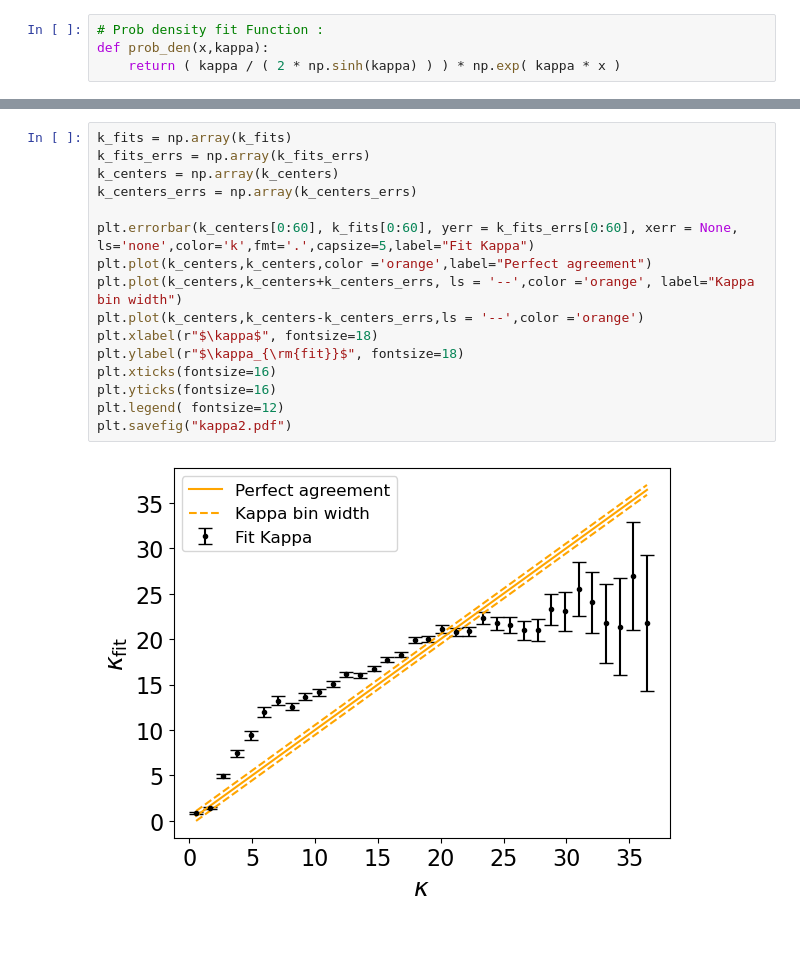
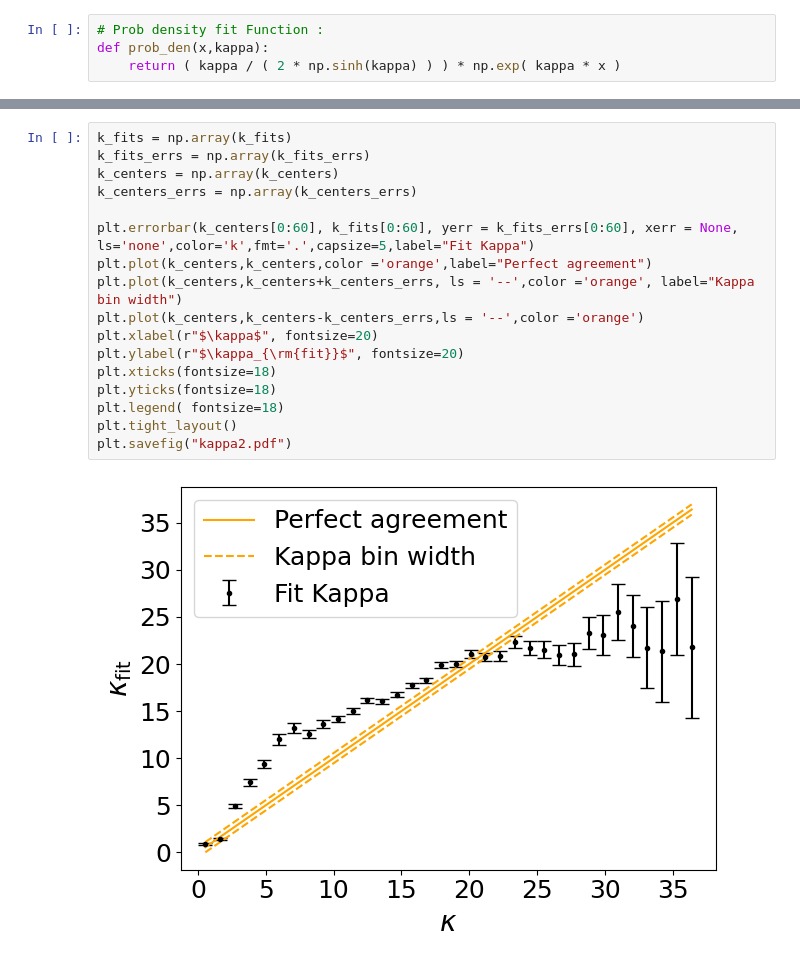
Before and after one commit to mghrear/3D_Heteroscedastic_Convnet, a Jupyter notebook: test_kappa.ipynb, the cells around one changed output, grey strips where cells are left out. Drawn from its saved outputs; the diff is of its cells as text; blank space fills up the shorter version.

```diff
--- a/test_kappa.ipynb
+++ b/test_kappa.ipynb
@@ -248,18 +249,19 @@ center value:  36.41214053004282 +/- 0.5434483421663749
 # %%
 k_fits = np.array(k_fits)
 k_fits_errs = np.array(k_fits_errs)
 k_centers = np.array(k_centers)
 k_centers_errs = np.array(k_centers_errs)
 
 plt.errorbar(k_centers[0:60], k_fits[0:60], yerr = k_fits_errs[0:60], xerr = None, ls='none',color='k',fmt='.',capsize=5,label="Fit Kappa")
 plt.plot(k_centers,k_centers,color ='orange',label="Perfect agreement")
 plt.plot(k_centers,k_centers+k_centers_errs, ls = '--',color ='orange', label="Kappa bin width")
 plt.plot(k_centers,k_centers-k_centers_errs,ls = '--',color ='orange')
-plt.xlabel(r"$\kappa$", fontsize=18)
-plt.ylabel(r"$\kappa_{\rm{fit}}$", fontsize=18)
-plt.xticks(fontsize=16)
-plt.yticks(fontsize=16)
-plt.legend( fontsize=12)
+plt.xlabel(r"$\kappa$", fontsize=20)
+plt.ylabel(r"$\kappa_{\rm{fit}}$", fontsize=20)
+plt.xticks(fontsize=18)
+plt.yticks(fontsize=18)
+plt.legend( fontsize=18)
+plt.tight_layout()
 plt.savefig("kappa2.pdf")
 # %% [output]
-[figure, old version]
+[figure, new version]
```
Also changed, not shown: parts of 3 cells of this notebook.
